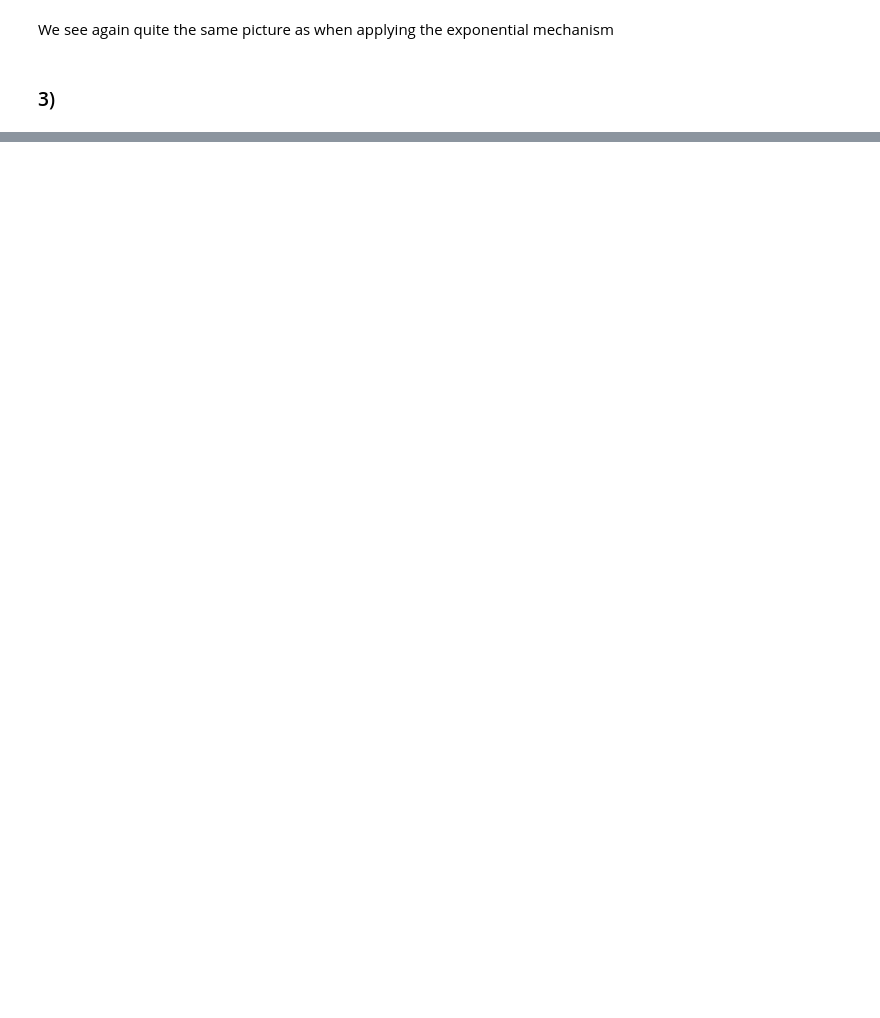
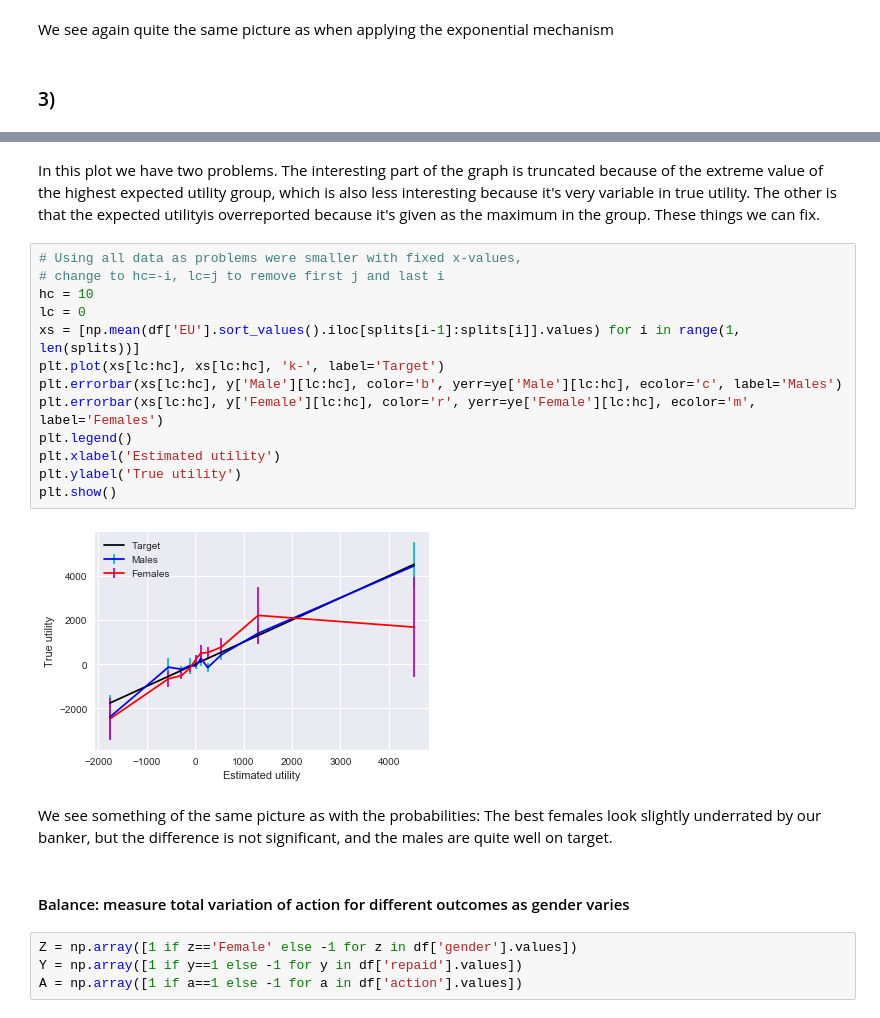
Before and after one commit to aleksaw/ml-society-science, a Jupyter notebook: src/project-1/Project-submission.ipynb, the cells around one changed output, grey strips where cells are left out. Drawn from its saved outputs; the diff is of its cells as text; blank space fills up the shorter version.

```diff
--- a/src/project-1/Project-submission.ipynb
+++ b/src/project-1/Project-submission.ipynb
@@ -1039,0 +1187,25 @@ We see again quite the same picture as when applying the exponential mechanism
+# %% [markdown]
+In this plot we have two problems. The interesting part of the graph is truncated because of the extreme value of the highest expected utility group, which is also less interesting because it's very variable in true utility. The other is that the expected utilityis overreported because it's given as the maximum in the group. These things we can fix.
+# %%
+# Using all data as problems were smaller with fixed x-values,
+# change to hc=-i, lc=j to remove first j and last i
+hc = 10
+lc = 0
+xs = [np.mean(df['EU'].sort_values().iloc[splits[i-1]:splits[i]].values) for i in range(1, len(splits))]
+plt.plot(xs[lc:hc], xs[lc:hc], 'k-', label='Target')
+plt.errorbar(xs[lc:hc], y['Male'][lc:hc], color='b', yerr=ye['Male'][lc:hc], ecolor='c', label='Males')
+plt.errorbar(xs[lc:hc], y['Female'][lc:hc], color='r', yerr=ye['Female'][lc:hc], ecolor='m', label='Females')
+plt.legend()
+plt.xlabel('Estimated utility')
+plt.ylabel('True utility')
+plt.show()
+# %% [output]
+[figure, added]
+# %% [markdown]
+We see something of the same picture as with the probabilities: The best females look slightly underrated by our banker, but the difference is not significant, and the males are quite well on target.
+# %% [markdown]
+#### Balance: measure total variation of action for different outcomes as gender varies
+# %%
+Z = np.array([1 if z=='Female' else -1 for z in df['gender'].values])
+Y = np.array([1 if y==1 else -1 for y in df['repaid'].values])
+A = np.array([1 if a==1 else -1 for a in df['action'].values])
```
Also changed, not shown: parts of 66 cells of this notebook, 3 other files.
